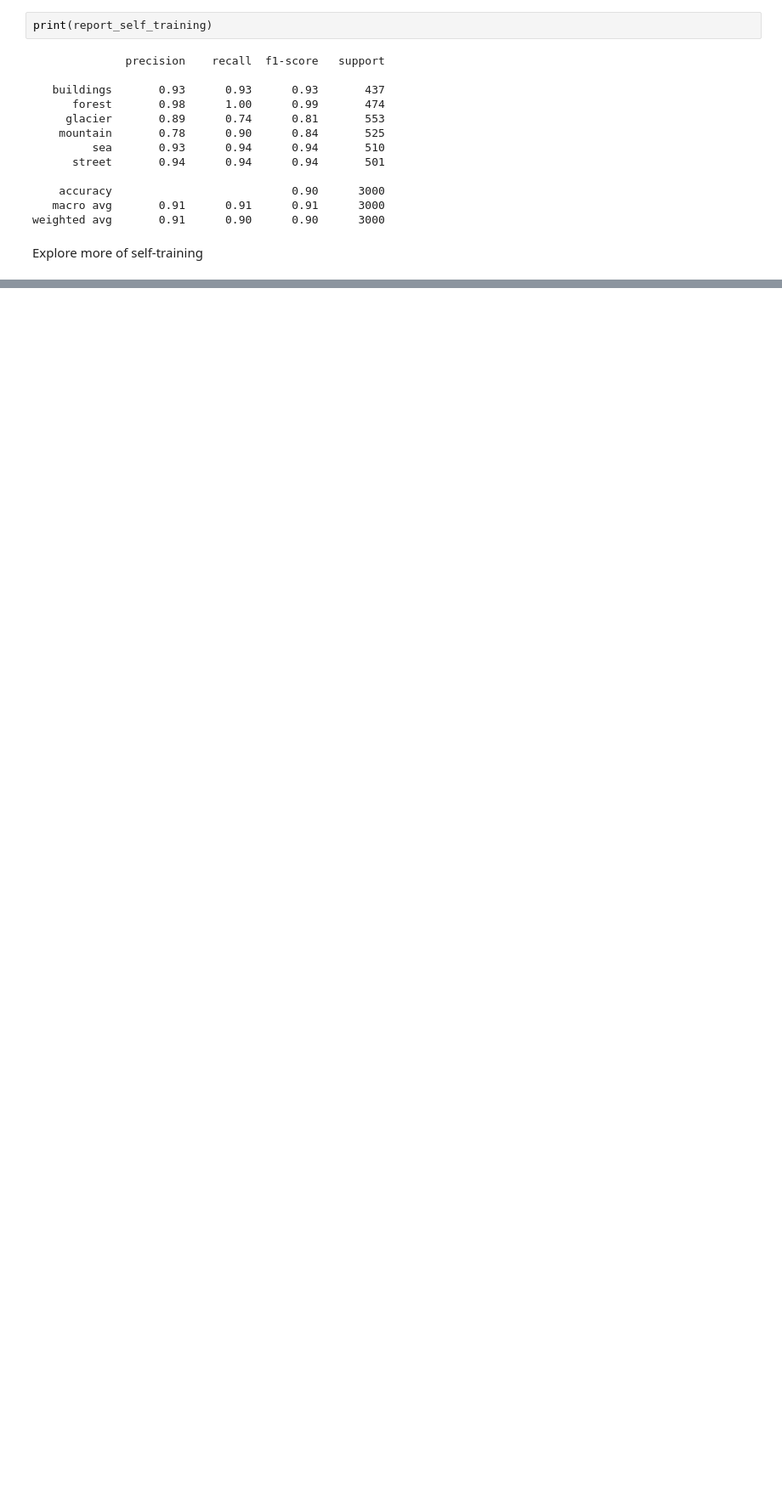
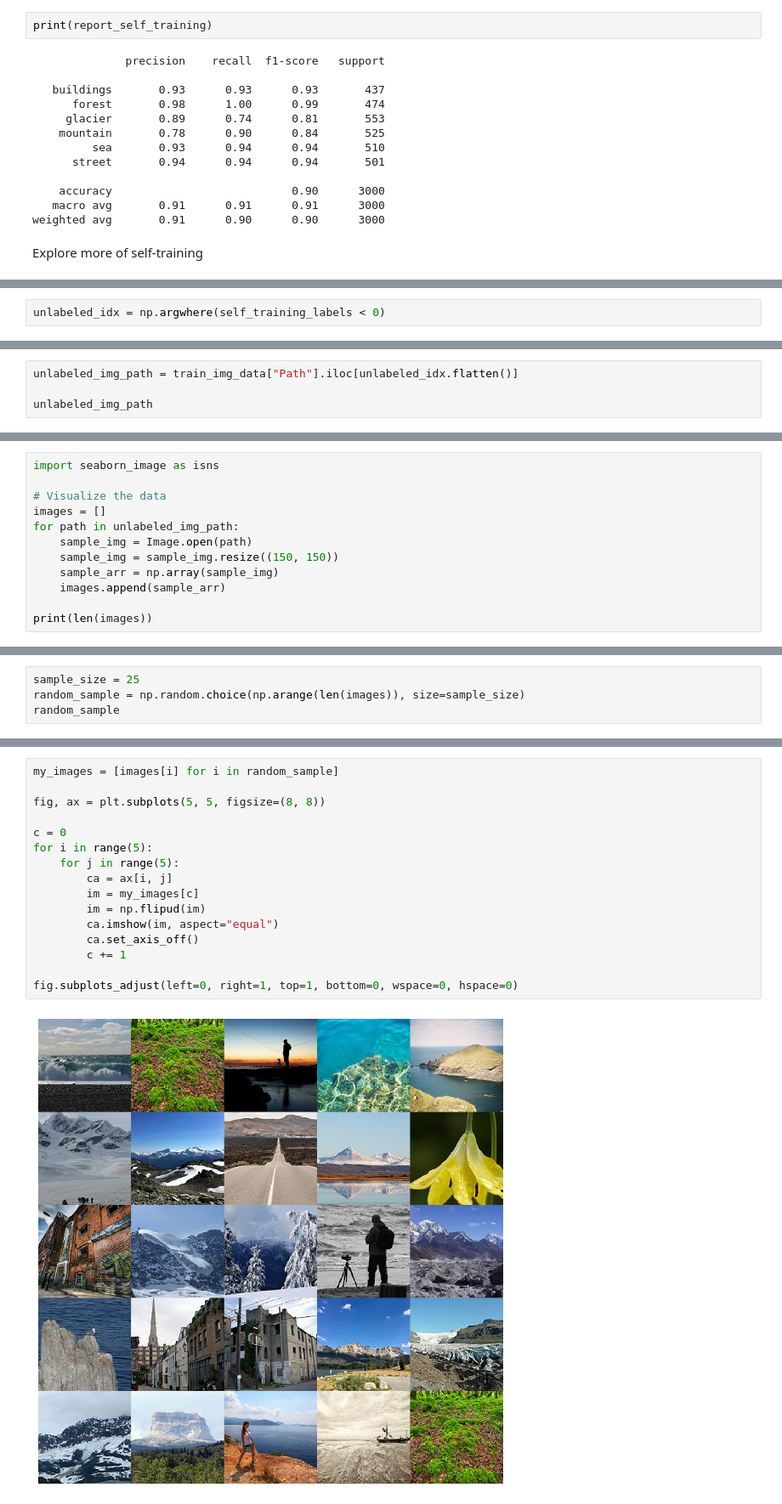
Before and after one commit to fcoelhomrc/Intel-Image-Classification-Project, a Jupyter notebook: notebooks/nb4_semisupervised.ipynb, the cells around one changed output, grey strips where cells are left out. Shown at 85% size. Saved outputs shown, nothing was run; the diff lists cells and outputs as text; blank space fills up the shorter version.

```diff
--- a/notebooks/nb4_semisupervised.ipynb
+++ b/notebooks/nb4_semisupervised.ipynb
@@ -444,0 +471,2 @@ Explore more of self-training
+# %%
+unlabeled_idx = np.argwhere(self_training_labels < 0)
@@ -444,0 +481,4 @@ Explore more of self-training
+# %%
+unlabeled_img_path = train_img_data["Path"].iloc[unlabeled_idx.flatten()]
+
+unlabeled_img_path
@@ -444,0 +498,12 @@ Explore more of self-training
+# %%
+import seaborn_image as isns
+
+# Visualize the data
+images = []
+for path in unlabeled_img_path:
+    sample_img = Image.open(path)
+    sample_img = sample_img.resize((150, 150))
+    sample_arr = np.array(sample_img)
+    images.append(sample_arr)
+
+print(len(images))
@@ -444,0 +512,4 @@ Explore more of self-training
+# %%
+sample_size = 25
+random_sample = np.random.choice(np.arange(len(images)), size=sample_size)
+random_sample
@@ -444,0 +520,18 @@ Explore more of self-training
+# %%
+my_images = [images[i] for i in random_sample]
+
+fig, ax = plt.subplots(5, 5, figsize=(8, 8))
+
+c = 0
+for i in range(5):
+    for j in range(5):
+        ca = ax[i, j]
+        im = my_images[c]
+        im = np.flipud(im)
+        ca.imshow(im, aspect="equal")
+        ca.set_axis_off()
+        c += 1
+
+fig.subplots_adjust(left=0, right=1, top=1, bottom=0, wspace=0, hspace=0)
+# %% [output]
+[figure, added]
```
Also changed, not shown: parts of 7 cells of this notebook, 2 other files.
